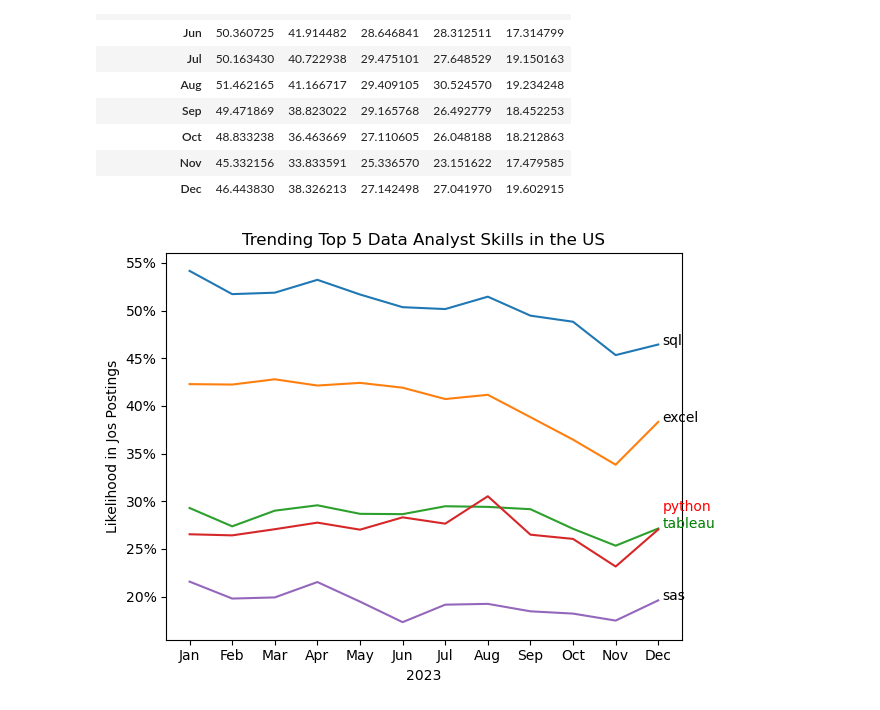
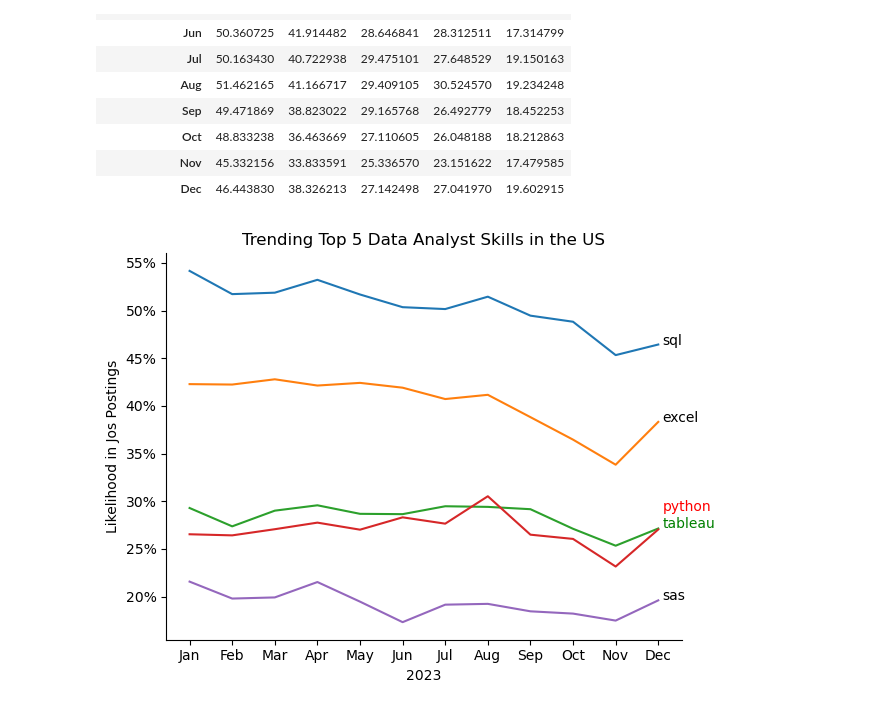
Before and after one commit to iTom72/Data-Analysis-Using-Python, a Jupyter notebook: 3_Skills_Trending.ipynb, the cells around one changed output. Drawn from its saved outputs; the diff is of its cells as text; code cells hidden in the pictures.

```diff
--- a/3_Skills_Trending.ipynb
+++ b/3_Skills_Trending.ipynb
@@ -64,21 +64,23 @@ csv_DA_perc
 # %%
 csv_plot = csv_DA_perc.copy()
 ax = sns.lineplot(data=csv_plot, dashes=False, palette='tab10')
 ax.yaxis.set_major_formatter(FuncFormatter(lambda x, _: f'{int(x)}%'))
 plt.title('Trending Top 5 Data Analyst Skills in the US')
 plt.xlabel('2023')
 plt.ylabel('Likelihood in Jos Postings')
+sns.despine()
 plt.legend().remove()
 
 for i in range(5):
     if i == 2:
         plt.text(11.1, csv_plot.iloc[-1, i], csv_plot.columns[i], color='green')
     elif i == 3:
          plt.text(11.1, csv_plot.iloc[-1, i]+1.6, csv_plot.columns[i], va='bottom', ha='left', color='red')
     else:
         plt.text(11.1, csv_plot.iloc[-1, i], csv_plot.columns[i])
 
 
 plt.tight_layout()
+plt.show()
 # %% [output]
-[figure, old version]
+[figure, new version]
```
Also changed, not shown: 1 other file.
